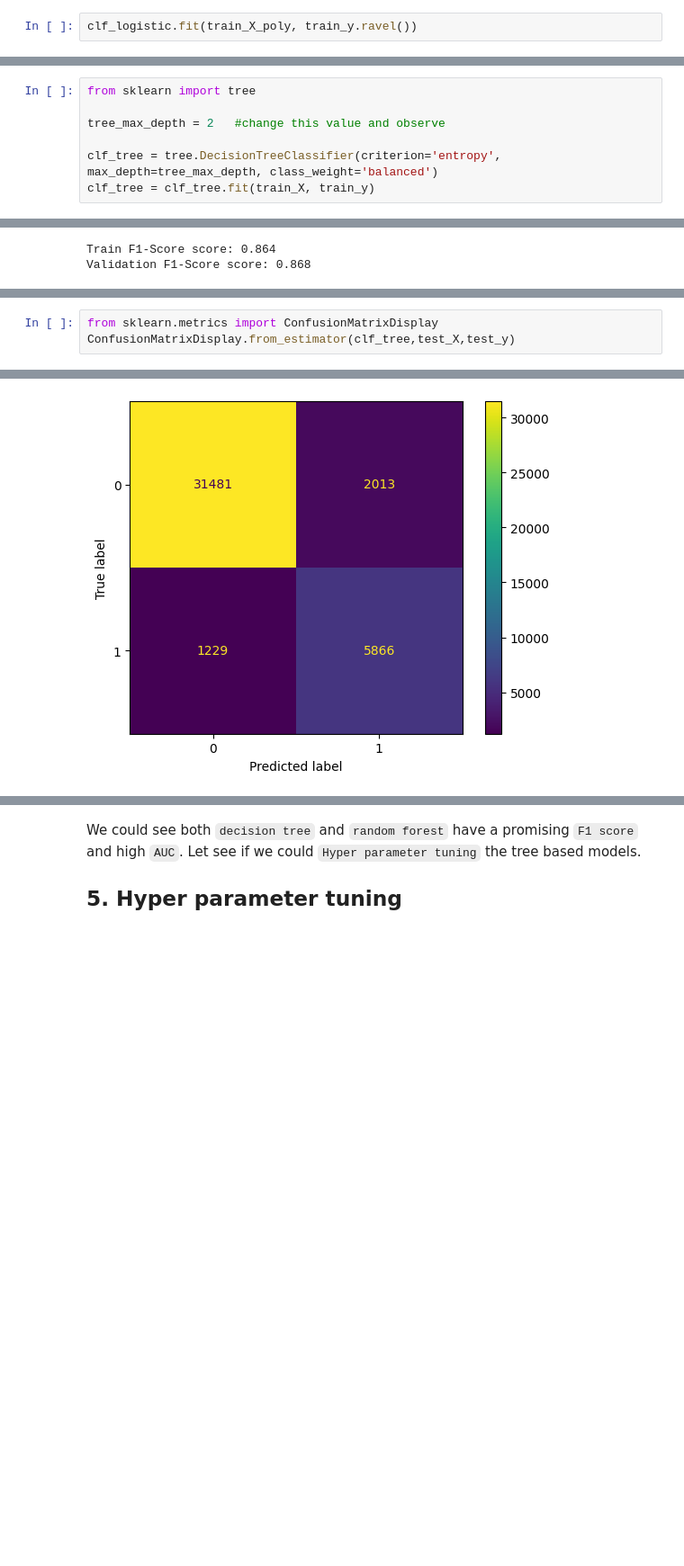
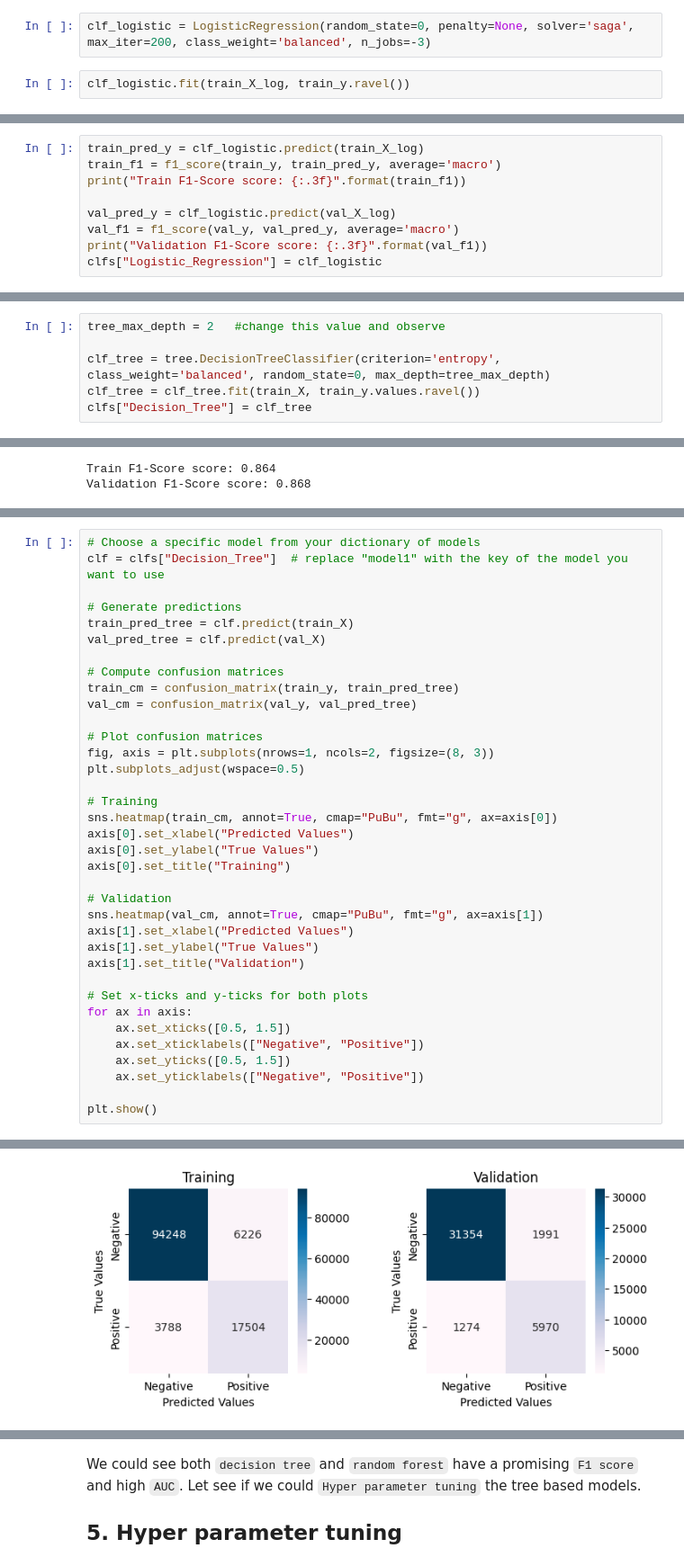
Before and after one commit to LocVu-Tim/COSC2753_A1_s3891483, a Jupyter notebook: notebooks/main.ipynb, the cells around one changed output, grey strips where cells are left out. Shown at 90% size. Drawn from its saved outputs; the diff is of its cells as text; blank space fills up the shorter version.

```diff
--- a/notebooks/main.ipynb
+++ b/notebooks/main.ipynb
@@ -554,2 +601,4 @@ clf_logistic = LogisticRegression(random_state=0, penalty=None, solver='saga',
+# %%
+clf_logistic = LogisticRegression(random_state=0, penalty=None, solver='saga', max_iter=200, class_weight='balanced', n_jobs=-3)
 # %%
-clf_logistic.fit(train_X_poly, train_y.ravel())
+clf_logistic.fit(train_X_log, train_y.ravel())
@@ -555,0 +608,9 @@ clf_logistic.fit(train_X_poly, train_y.ravel())
+# %%
+train_pred_y = clf_logistic.predict(train_X_log)
+train_f1 = f1_score(train_y, train_pred_y, average='macro')
+print("Train F1-Score score: {:.3f}".format(train_f1))
+
+val_pred_y = clf_logistic.predict(val_X_log)
+val_f1 = f1_score(val_y, val_pred_y, average='macro')
+print("Validation F1-Score score: {:.3f}".format(val_f1))
+clfs["Logistic_Regression"] = clf_logistic
@@ -699,12 +731,11 @@ def get_acc_scores(clf_tree, train_X, train_y, val_X, val_y):
 
     return train_acc, val_acc
 # %%
-from sklearn import tree
-
 tree_max_depth = 2   #change this value and observe
 
-clf_tree = tree.DecisionTreeClassifier(criterion='entropy', max_depth=tree_max_depth, class_weight='balanced')
-clf_tree = clf_tree.fit(train_X, train_y)
+clf_tree = tree.DecisionTreeClassifier(criterion='entropy', class_weight='balanced', random_state=0, max_depth=tree_max_depth)
+clf_tree = clf_tree.fit(train_X, train_y.values.ravel())
+clfs["Decision_Tree"] = clf_tree
 # %%
 Dtree = get_tree_2_plot(clf_tree)
 Dtree
@@ -752,6 +783,39 @@ Validation performance:
    macro avg       0.86      0.88      0.87     40589
 weighted avg       0.92      0.92      0.92     40589
 # %%
-from sklearn.metrics import ConfusionMatrixDisplay
-ConfusionMatrixDisplay.from_estimator(clf_tree,test_X,test_y)
+# Choose a specific model from your dictionary of models
+clf = clfs["Decision_Tree"]  # replace "model1" with the key of the model you want to use
+
+# Generate predictions
+train_pred_tree = clf.predict(train_X)
+val_pred_tree = clf.predict(val_X)
+
+# Compute confusion matrices
+train_cm = confusion_matrix(train_y, train_pred_tree)
+val_cm = confusion_matrix(val_y, val_pred_tree)
+
+# Plot confusion matrices
+fig, axis = plt.subplots(nrows=1, ncols=2, figsize=(8, 3))
+plt.subplots_adjust(wspace=0.5)
+
+# Training
+sns.heatmap(train_cm, annot=True, cmap="PuBu", fmt="g", ax=axis[0])
+axis[0].set_xlabel("Predicted Values")
+axis[0].set_ylabel("True Values")
+axis[0].set_title("Training")
+
+# Validation
+sns.heatmap(val_cm, annot=True, cmap="PuBu", fmt="g", ax=axis[1])
+axis[1].set_xlabel("Predicted Values")
+axis[1].set_ylabel("True Values")
+axis[1].set_title("Validation")
+
+# Set x-ticks and y-ticks for both plots
+for ax in axis:
+    ax.set_xticks([0.5, 1.5])
+    ax.set_xticklabels(["Negative", "Positive"])
+    ax.set_yticks([0.5, 1.5])
+    ax.set_yticklabels(["Negative", "Positive"])
+
+plt.show()
 # %% [output]
@@ -759,2 +822,2 @@ ConfusionMatrixDisplay.from_estimator(clf_tree,test_X,test_y)
-[figure, old version]
+[figure, new version]
 # %% [markdown]
```
Also changed, not shown: parts of 50 cells of this notebook.
